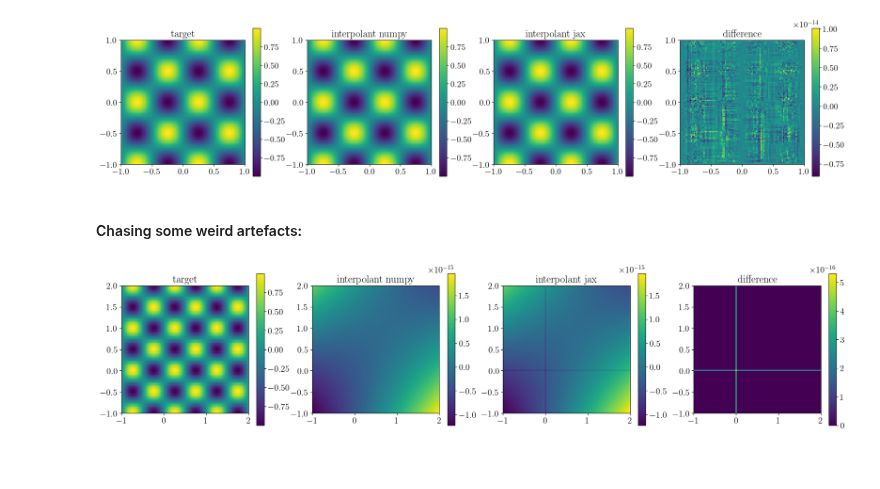
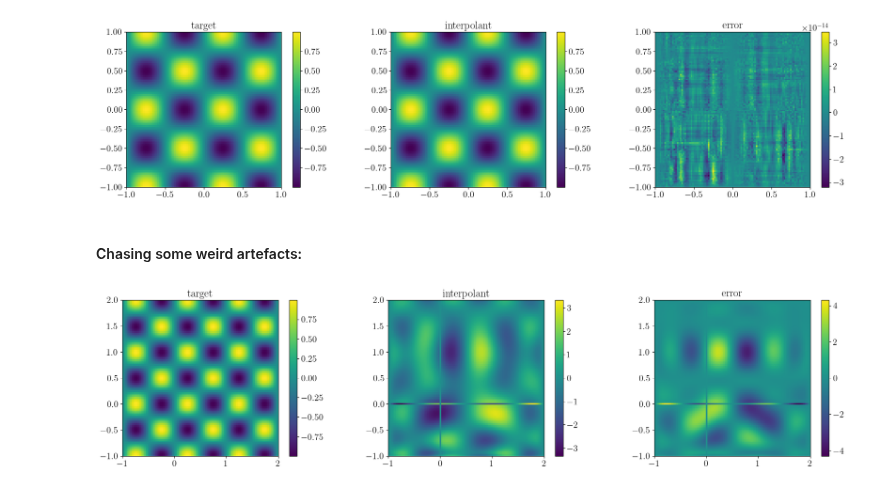
Before and after one commit to JoWestermann/smolyax, a Jupyter notebook: notebooks/smolyak_example_2D.ipynb, the cells around one changed output. Saved outputs shown, nothing was run; the diff lists cells and outputs as text; code cells hidden in the pictures; blank space fills up the shorter version.

```diff
--- a/notebooks/smolyak_example_2D.ipynb
+++ b/notebooks/smolyak_example_2D.ipynb
@@ -23,45 +22,41 @@ def get_meshgrid(node_gen, n=100) :
     return np.meshgrid(*xs)
 # %%
 node_gen = nodes.Leja(domains=[[-1,1], [-1,1]])
-t = 30
-ip = sj.MultivariateSmolyakBarycentricInterpolator(node_gen=node_gen, k=[1,1], t=t, d_out=1, f=target_f_2d_to_1d)
-ipn = sn.MultivariateSmolyakBarycentricInterpolator(node_gen=node_gen, k=[1,1], t=[t], f=target_f_2d_to_1d)
+t = 40
+ip = MultivariateSmolyakBarycentricInterpolator(node_gen=node_gen, k=[1,1], t=t, d_out=1, f=target_f_2d_to_1d)
 
 n = 100
 X, Y = get_meshgrid(node_gen, n)
 Z_f = target_f_2d_to_1d(np.stack([X.ravel(), Y.ravel()], axis=1)).reshape(n, n)
 Z_ip = ip(np.stack([X.ravel(), Y.ravel()], axis=1)).reshape(n, n)
-Z_ipn = ipn(np.stack([X.ravel(), Y.ravel()], axis=1)).reshape(n, n)
-Z_diff = Z_ipn - Z_ip
+Z_err = Z_f - Z_ip
 
-fig, axes = plt.subplots(1, 4, figsize=(24, 5))
-for ax, Z, title in zip(axes, [Z_f, Z_ipn, Z_ip, Z_diff], ['target', 'interpolant numpy', 'interpolant jax', 'difference']):
+fig, axes = plt.subplots(1, 3, figsize=(24, 5))
+for ax, Z, title in zip(axes, [Z_f, Z_ip, Z_err], ['target', 'interpolant', 'error']):
     im = ax.imshow(Z, extent=[np.min(X), np.max(X), np.min(Y), np.max(Y)], origin='lower')
     ax.set_title(title); fig.colorbar(im, ax=ax)
 
 plt.show()
 # %% [output]
-[figure, old version]
+[figure, new version]
 # %% [markdown]
 #### Chasing some weird artefacts:
 # %%
 node_gen = nodes.Leja(domains=[[-1,2.], [-1,2.]])
-t = 3 # also 30
-ip = sj.MultivariateSmolyakBarycentricInterpolator(node_gen=node_gen, k=[1,1], t=t, d_out=1, f=target_f_2d_to_1d)
-ipn = sn.MultivariateSmolyakBarycentricInterpolator(node_gen=node_gen, k=[1,1], t=[t], f=target_f_2d_to_1d)
+t = 15
+ip = MultivariateSmolyakBarycentricInterpolator(node_gen=node_gen, k=[1,1], t=t, d_out=1, f=target_f_2d_to_1d)
 
 n = 100
 X, Y = get_meshgrid(node_gen, n)
 Z_f = target_f_2d_to_1d(np.stack([X.ravel(), Y.ravel()], axis=1)).reshape(n, n)
 Z_ip = ip(np.stack([X.ravel(), Y.ravel()], axis=1)).reshape(n, n)
-Z_ipn = ipn(np.stack([X.ravel(), Y.ravel()], axis=1)).reshape(n, n)
-Z_diff = Z_ipn - Z_ip
+Z_diff = Z_f - Z_ip
 
-fig, axes = plt.subplots(1, 4, figsize=(24, 5))
-for ax, Z, title in zip(axes, [Z_f, Z_ipn, Z_ip, Z_diff], ['target', 'interpolant numpy', 'interpolant jax', 'difference']):
+fig, axes = plt.subplots(1, 3, figsize=(24, 5))
+for ax, Z, title in zip(axes, [Z_f, Z_ip, Z_diff], ['target', 'interpolant', 'error']):
     im = ax.imshow(Z, extent=[np.min(X), np.max(X), np.min(Y), np.max(Y)], origin='lower')
     ax.set_title(title); fig.colorbar(im, ax=ax)
 
 plt.show()
 # %% [output]
-[figure, old version]
+[figure, new version]
```
Also changed, not shown: parts of 1 cell of this notebook, 5 other files.
